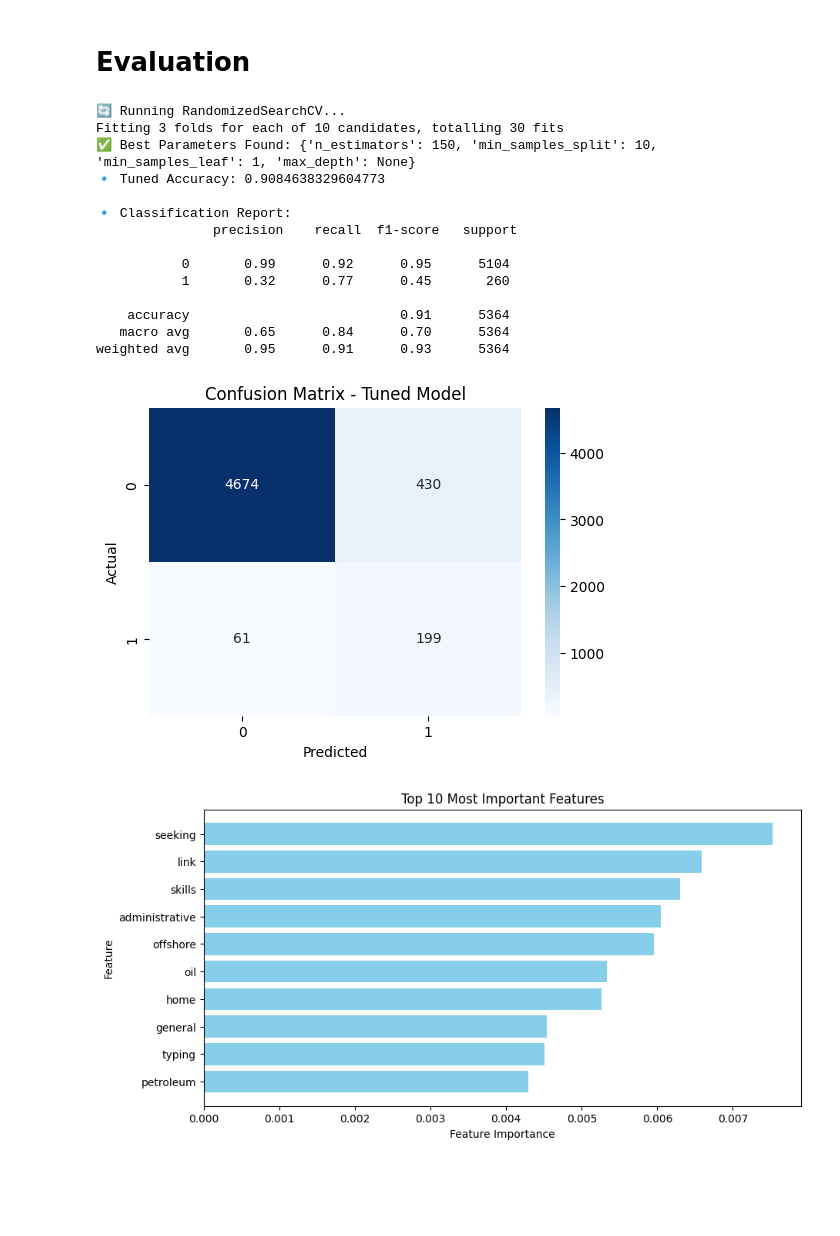
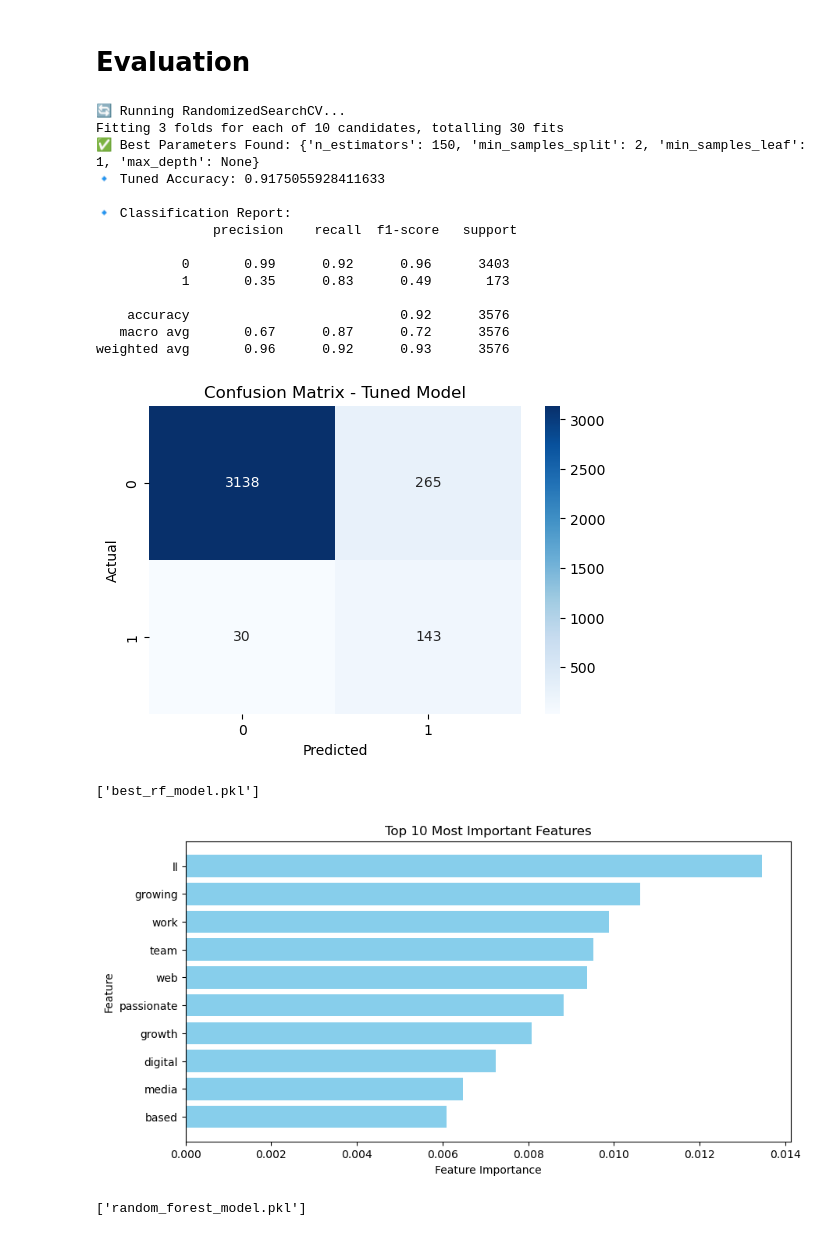
Before and after one commit to elllisabeth/fake-job-detector, a Jupyter notebook: Model_training.ipynb, the cells around one changed output. Cells and saved outputs as stored; diff of their text form; code cells hidden in the pictures; blank space fills up the shorter version.

Commit message:
Updated model with new threshold 0.35

```diff
--- a/Model_training.ipynb
+++ b/Model_training.ipynb
@@ -132,4 +132,21 @@ y = df["fraudulent"]
 # %% [markdown]
 * (1) Train-Test Split
 # %%
-X_train, X_test, y_train, y_test = train_test_split(X, y, test_size=0.3, random_state=42, stratify=y)
+
+# Ensure X and y are defined before splitting
+if 'X' not in locals() or 'y' not in locals():
+    raise ValueError("X and y must be defined before splitting the dataset.")
+
+# Split the dataset
+X_train, X_test, y_train, y_test = train_test_split(X, y, test_size=0.2, random_state=42, stratify=y)
+
+# Convert sparse matrix to dense format before SMOTE (if using TfidfVectorizer or CountVectorizer)
+if hasattr(X_train, "toarray"):
+    X_train = X_train.toarray()
+
+# Apply SMOTE to balance the dataset
+smote = SMOTE(sampling_strategy="auto", random_state=42)  # Auto balances classes
+X_train_resampled, y_train_resampled = smote.fit_resample(X_train, y_train)
+
+# Print new dataset size
+print(f"✅ New training set size: {X_train_resampled.shape[0]} (Real: {sum(y_train_resampled == 0)}, Fake: {sum(y_train_resampled == 1)})")
@@ -172,77 +155,76 @@ Fitting 3 folds for each of 10 candidates, totalling 30 fits
 # %% [markdown]
 # Evaluation
 # %%
-
 # Define RandomForestClassifier with class weighting
 rf = RandomForestClassifier(
-    class_weight={0: 1, 1: 5},  # Higher weight for fake job postings
+    class_weight={0: 1, 1: 5},  # Adjust based on performance
     random_state=42,
     n_jobs=-1  # Enable parallel processing
 )
 
 # Reduced parameter grid for faster training
 param_dist = {
-    "n_estimators": [50, 100, 150],  # Reduce to 3 options
-    "max_depth": [10, 20, None],  # Reduce depth choices
-    "min_samples_split": [2, 5, 10],  # Fewer options
-    "min_samples_leaf": [1, 2]  # Limit choices
+    "n_estimators": [50, 100, 150],
+    "max_depth": [10, 20, None],
+    "min_samples_split": [2, 5],
+    "min_samples_leaf": [1, 2]
 }
 
-# Use RandomizedSearchCV (faster alternative to GridSearchCV)
+# Use a smaller subset of training data for tuning (20%)
+X_train_sample, _, y_train_sample, _ = train_test_split(
+    X_train_resampled, y_train_resampled, train_size=0.2, random_state=42
+)
+
+# Run hyperparameter tuning
+print("🔄 Running RandomizedSearchCV...")
 random_search = RandomizedSearchCV(
     rf, param_distributions=param_dist, n_iter=10, cv=3,
     verbose=1, n_jobs=-1, random_state=42
 )
-
-# Use a smaller subset of training data for tuning
-X_train_sample, _, y_train_sample, _ = train_test_split(X_train, y_train, train_size=0.3, random_state=42)
-
-# Run hyperparameter tuning
-print("🔄 Running RandomizedSearchCV...")
 random_search.fit(X_train_sample, y_train_sample)
 print("✅ Best Parameters Found:", random_search.best_params_)
-
-# Save and load the model to prevent retraining
-joblib.dump(random_search, "random_search_model.pkl")
-random_search = joblib.load("random_search_model.pkl")
 
 # Use the best model
 best_model = random_search.best_estimator_
 
 # Predict probabilities
 y_probs = best_model.predict_proba(X_test)[:, 1]
 
 # Adjust threshold for recall improvement
-threshold = 0.12
+threshold = 0.35
 y_pred_adjusted = (y_probs > threshold).astype(int)
 
 # Print performance metrics
 print("🔹 Tuned Accuracy:", accuracy_score(y_test, y_pred_adjusted))
 print("\n🔹 Classification Report:\n", classification_report(y_test, y_pred_adjusted))
 
 # Plot Confusion Matrix
 plt.figure(figsize=(6, 4))
 sns.heatmap(confusion_matrix(y_test, y_pred_adjusted), annot=True, fmt="d", cmap="Blues")
 plt.title("Confusion Matrix - Tuned Model")
 plt.xlabel("Predicted")
 plt.ylabel("Actual")
 plt.show()
+
+# Save the model if needed
+joblib.dump(best_model, "best_rf_model.pkl")
 # %% [output]
 🔄 Running RandomizedSearchCV...
 Fitting 3 folds for each of 10 candidates, totalling 30 fits
-✅ Best Parameters Found: {'n_estimators': 150, 'min_samples_split': 10, 'min_samples_leaf': 1, 'max_depth': None}
-🔹 Tuned Accuracy: 0.9084638329604773
+✅ Best Parameters Found: {'n_estimators': 150, 'min_samples_split': 2, 'min_samples_leaf': 1, 'max_depth': None}
+🔹 Tuned Accuracy: 0.9175055928411633
 
 🔹 Classification Report:
                precision    recall  f1-score   support
 
-           0       0.99      0.92      0.95      5104
-           1       0.32      0.77      0.45       260
+           0       0.99      0.92      0.96      3403
+           1       0.35      0.83      0.49       173
 
-    accuracy                           0.91      5364
-   macro avg       0.65      0.84      0.70      5364
-weighted avg       0.95      0.91      0.93      5364
+    accuracy                           0.92      3576
+   macro avg       0.67      0.87      0.72      3576
+weighted avg       0.96      0.92      0.93      3576
-[figure, old version]
+[figure, new version]
+['best_rf_model.pkl']
 # %%
 # Get feature importance from the best model
 feature_importance = best_model.feature_importances_
@@ -271,4 +253,8 @@ plt.title("Top 10 Most Important Features")
 plt.gca().invert_yaxis()
 plt.show()
 # %% [output]
-[figure, old version]
+[figure, new version]
+# %%
+joblib.dump(best_model, "random_forest_model.pkl")
+# %% [output]
+['random_forest_model.pkl']
```
Also changed, not shown: parts of 5 cells of this notebook, 4 other files.
